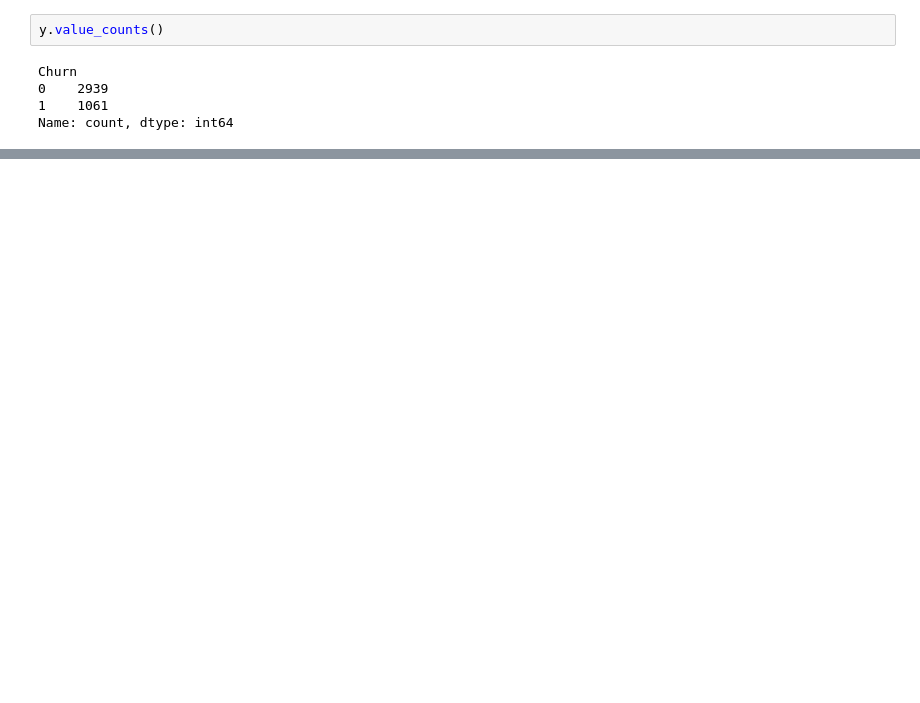
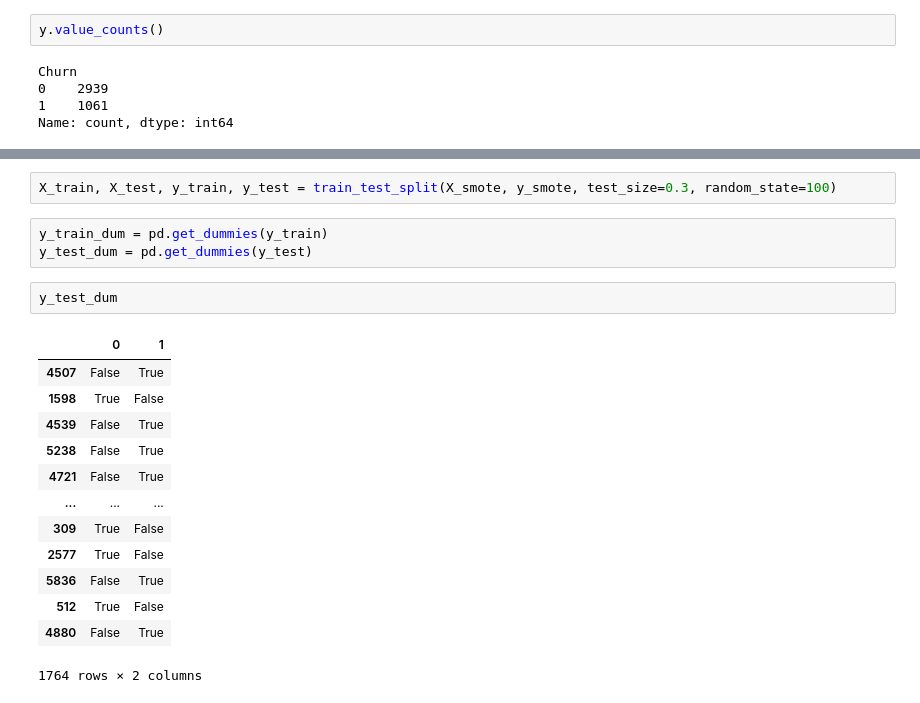
Before and after one commit to Dalzsfn/deteccion-de-abandono-de-servicios, a Jupyter notebook: ml_pipeline/notebooks/test_red_neuronal_gym.ipynb, the cells around one changed output, grey strips where cells are left out. Cells and saved outputs as stored; diff of their text form; blank space fills up the shorter version.

```diff
--- a/ml_pipeline/notebooks/test_red_neuronal_gym.ipynb
+++ b/ml_pipeline/notebooks/test_red_neuronal_gym.ipynb
@@ -93,0 +93,21 @@ NameError: name 'RandomOverSampler' is not defined
+# %%
+X_train, X_test, y_train, y_test = train_test_split(X_smote, y_smote, test_size=0.3, random_state=100)
+# %%
+y_train_dum = pd.get_dummies(y_train)
+y_test_dum = pd.get_dummies(y_test)
+# %%
+y_test_dum
+# %% [output]
+|  | 0 | 1 |
+| 4507 | False | True |
+| 1598 | True | False |
+| 4539 | False | True |
+| 5238 | False | True |
+| 4721 | False | True |
+| ... | ... | ... |
+| 309 | True | False |
+| 2577 | True | False |
+| 5836 | False | True |
+| 512 | True | False |
+| 4880 | False | True |
+1764 rows × 2 columns
```
Also changed, not shown: parts of 8 cells of this notebook.
